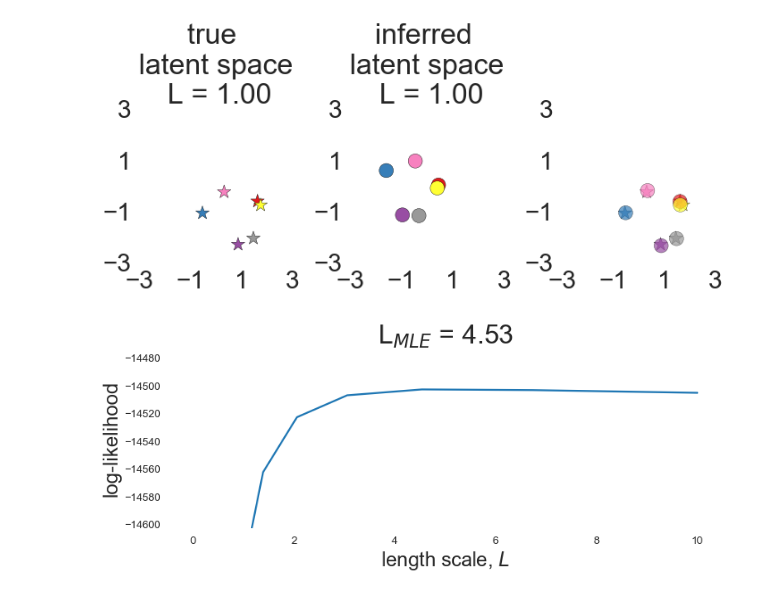
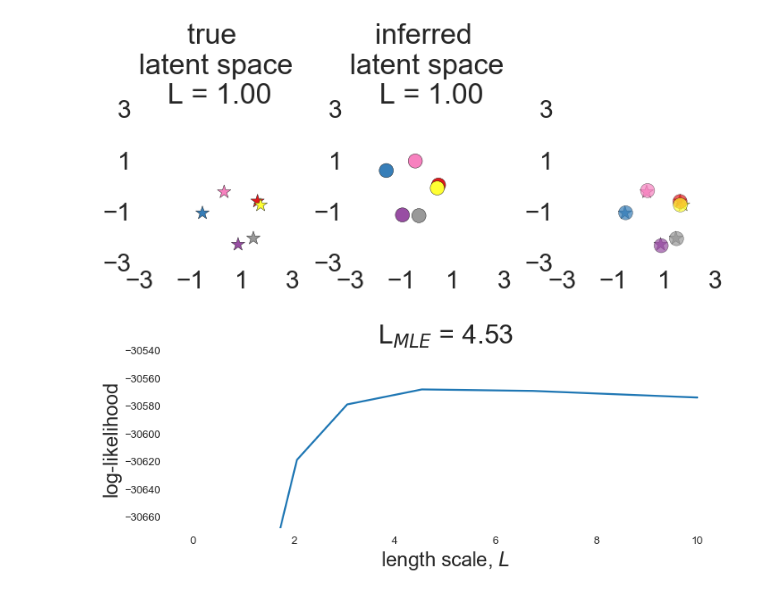
Before and after one commit to deng-xinyi/ssm, a Jupyter notebook: notebooks/6 Distance-dependent HMM.ipynb, the cells around one changed output. Drawn from its saved outputs; the diff is of its cells as text; code cells hidden in the pictures.

```diff
--- a/notebooks/6 Distance-dependent HMM.ipynb
+++ b/notebooks/6 Distance-dependent HMM.ipynb
@@ -337,40 +337,41 @@ plt.show()
 
 import copy
 
-#### simulate an SWR
-T_swr = 200
+
+#### simulate an SWR from the true model with a scaled-up L
+T_swr = 500
 L_swr = 5
-swr_hmm = copy.deepcopy(hmm)
+swr_hmm = copy.deepcopy(true_hmm)
 swr_hmm.transitions.L = L_swr
 
 #### increase the firing rate a bit
-log_lambdas_swr = np.log(np.exp(hmm.params[2][0][:]) * 1.2)
-for state_i in range(K):
-    swr_hmm.params[2][0][state_i] = log_lambdas_swr[state_i]
+#log_lambdas_swr = np.log(np.exp(hmm.params[2][0][:]) * 1.2)
+#for state_i in range(K):
+#    swr_hmm.params[2][0][state_i] = log_lambdas_swr[state_i]
 
 z_swr, y_swr = swr_hmm.sample(T_swr)
 
 spikes_swr = np.sum(y_swr[:, :, :, 0], axis=2) # T by D0
 marks_swr = y_swr[:, :, :, 1:] # T by D0 by D2 by D3
 
 
 ### find MLE for L
 copy_hmm = copy.deepcopy(hmm)
 list_L = np.exp(np.linspace(np.log(1e-16), np.log(10), num=100)) # log scale
 list_ll = []
 
 for num in list_L:
     copy_hmm.transitions.L = num
     list_ll.append(copy_hmm.log_probability(y_swr))
 
 ### plot log-likelihood for different values of L
 fig=plt.figure(figsize=(12, 4))
 plt.plot(list_L, list_ll)
 plt.xlabel("length scale, $L$", fontsize=24)
 plt.ylabel("log-likelihood", fontsize=24)
 plt.ylim((np.max(list_ll)-100, np.max(list_ll)+30))
 plt.title("L$_{MLE}$ = %.2f" % list_L[np.argmax(list_ll)], fontsize=32)
 for spine in plt.gca().spines.values():
     spine.set_visible(False)
 # %% [output]
-[figure, old version]
+[figure, new version]
```
